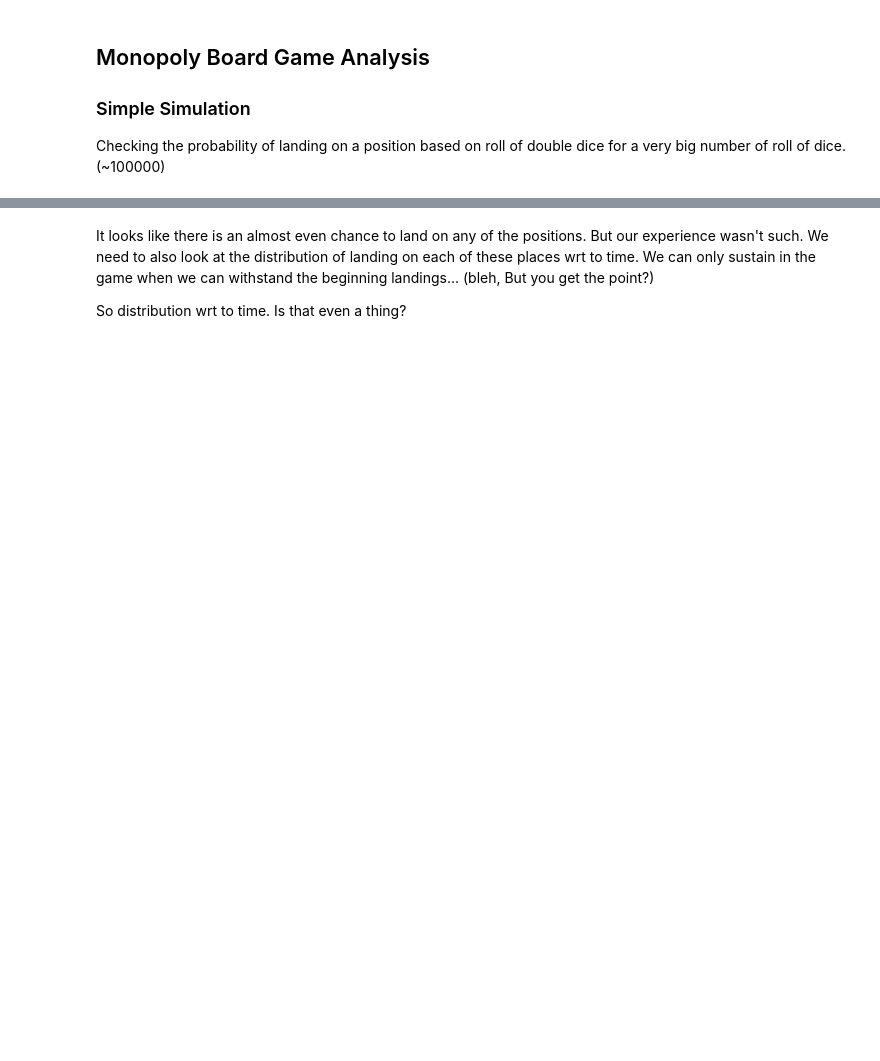
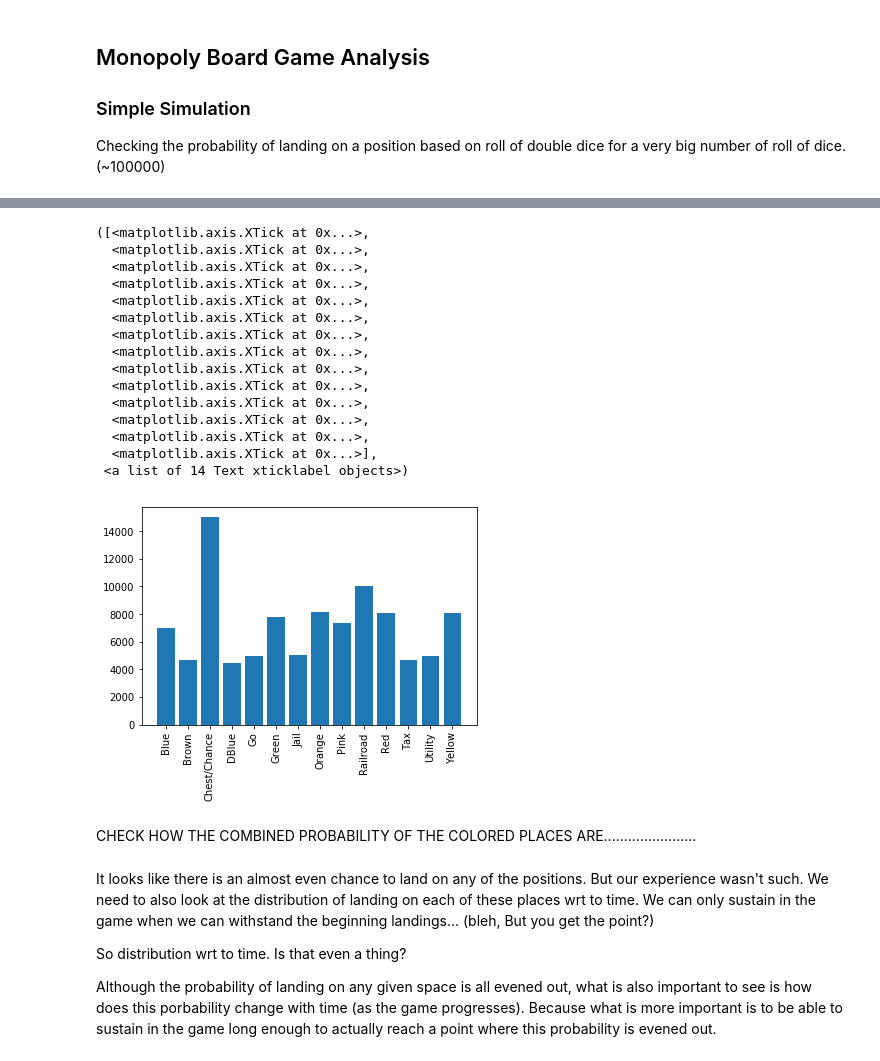
Before and after one commit to meenurajapandian/monopoly, a Jupyter notebook: Notes.ipynb, the cells around one changed output, grey strips where cells are left out. Drawn from its saved outputs; the diff is of its cells as text; code cells hidden in the pictures; blank space fills up the shorter version.

Commit message:
Time simulation

```diff
--- a/Notes.ipynb
+++ b/Notes.ipynb
@@ -31,4 +34,36 @@ plt.bar(y_pos,places)
+# %%
+names = ['Go', 'Mediterranean', 'Chest', 'Balt', 'IT', 'Rail']
+color_type = ['Go','Brown','Chest/Chance','Brown','Tax','Railroad','Blue','Chest/Chance','Blue','Blue','Jail','Pink','Utility','Pink','Pink','Railroad','Orange','Chest/Chance','Orange','Orange','Go','Red','Chest/Chance','Red','Red','Railroad','Yellow','Yellow','Utility','Yellow','Jail','Green','Green','Chest/Chance','Green','Railroad','Chest/Chance','DBlue','Tax','DBlue']
+data = pd.DataFrame({'Type':color_type,'value':places})
+# %%
+consolidate = data.groupby('Type', as_index=False)[['value']].sum()
+
+y_pos = np.arange(14)
+plt.bar(y_pos,consolidate['value'])
+plt.xticks(y_pos, consolidate['Type'], rotation = 90)
+# %% [output]
+([<matplotlib.axis.XTick at 0x...>,
+  <matplotlib.axis.XTick at 0x...>,
+  <matplotlib.axis.XTick at 0x...>,
+  <matplotlib.axis.XTick at 0x...>,
+  <matplotlib.axis.XTick at 0x...>,
+  <matplotlib.axis.XTick at 0x...>,
+  <matplotlib.axis.XTick at 0x...>,
+  <matplotlib.axis.XTick at 0x...>,
+  <matplotlib.axis.XTick at 0x...>,
+  <matplotlib.axis.XTick at 0x...>,
+  <matplotlib.axis.XTick at 0x...>,
+  <matplotlib.axis.XTick at 0x...>,
+  <matplotlib.axis.XTick at 0x...>,
+  <matplotlib.axis.XTick at 0x...>],
+ <a list of 14 Text xticklabel objects>)
+[figure, added]
+# %% [markdown]
+CHECK HOW THE COMBINED PROBABILITY OF THE COLORED PLACES ARE.......................
 # %% [markdown]
 It looks like there is an almost even chance to land on any of the positions. But our experience wasn't such. We need to also look at the distribution of landing on each of these places wrt to time. We can only sustain in the game when we can withstand the beginning landings... (bleh, But you get the point?)
 
 So distribution wrt to time. Is that even a thing?
+
+
+Although the probability of landing on any given space is all evened out, what is also important to see is how does this porbability change with time (as the game progresses). Because what is more important is to be able to sustain in the game long enough to actually reach a point where this probability is evened out.
```
Also changed, not shown: parts of 6 cells of this notebook, 2 other files.
